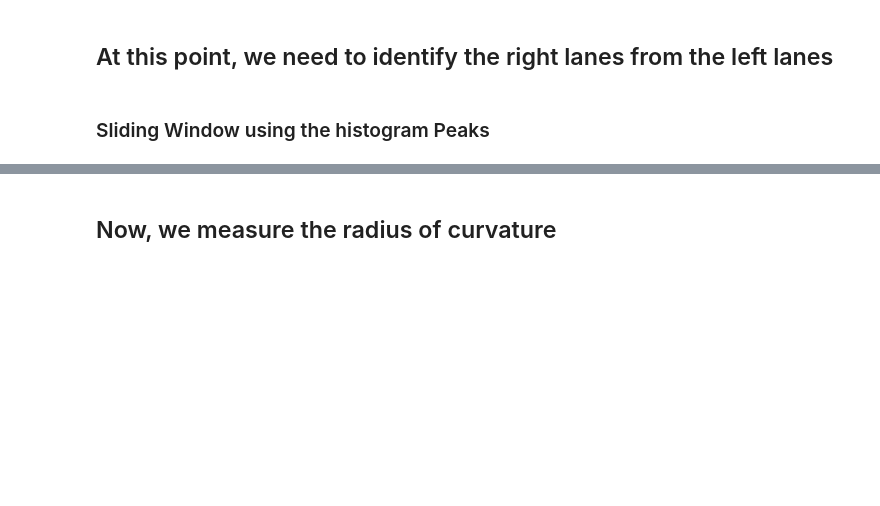
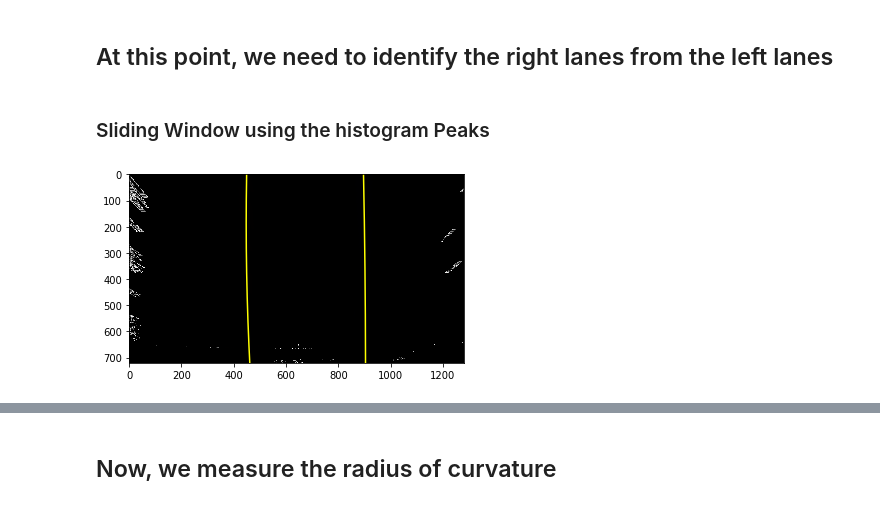
Before and after one commit to Jeremy26/advanced-lane-lines, a Jupyter notebook: P4.ipynb, the cells around one changed output, grey strips where cells are left out. Cells and saved outputs as stored; diff of their text form; code cells hidden in the pictures; blank space fills up the shorter version.

```diff
--- a/P4.ipynb
+++ b/P4.ipynb
@@ -391,4 +407,11 @@ def sliding_window(top_down):
     out_img[nonzeroy[left_lane_inds], nonzerox[left_lane_inds]] = [255, 0, 0]
     out_img[nonzeroy[right_lane_inds], nonzerox[right_lane_inds]] = [0, 0, 255]
 
-    return out_img,left_fitx, right_fitx, ploty,left_fit, right_fit
+    #FOR REPORT ONLY, PLOT THE DATA
+#    plt.imshow(out_img)
+#    plt.plot(left_fitx, ploty, color='yellow')
+#    plt.plot(right_fitx, ploty, color='yellow')
+#    plt.xlim(0, 1280)
+#    plt.ylim(720, 0)
+
+    return left_fit, right_fit
@@ -405,3 +418,7 @@ plot_sliding(out_img,left_fitx, right_fitx, ploty,left_fit, right_fit)
+# %%
+left_fit, right_fit = sliding_window(top_down)
+# %% [output]
+[figure, added]
 # %%
 def new_sliding(top_down,left_fit, right_fit):
 # Assume you now have a new warped binary image
```
Also changed, not shown: parts of 24 cells of this notebook, 3 other files.
